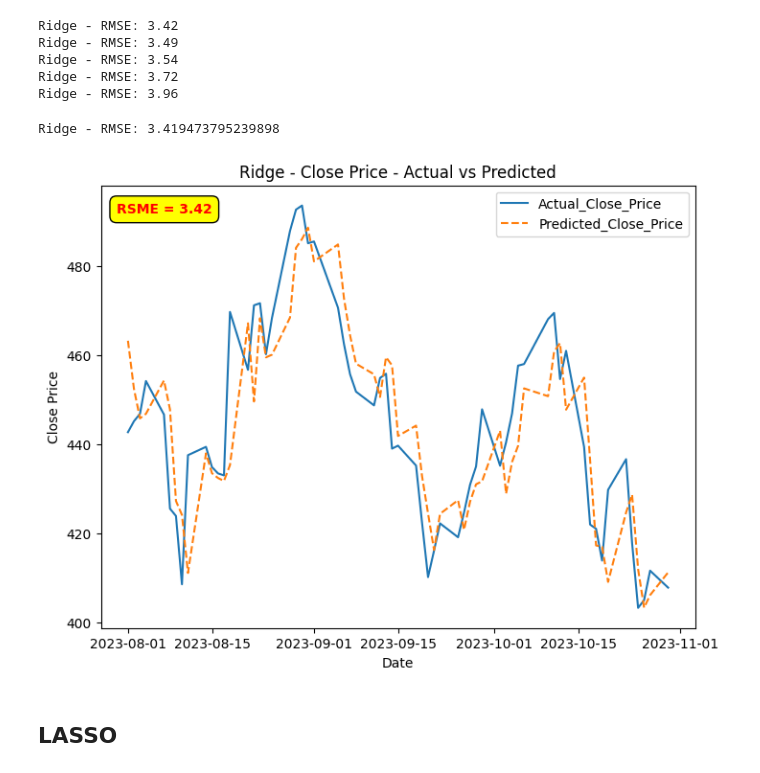
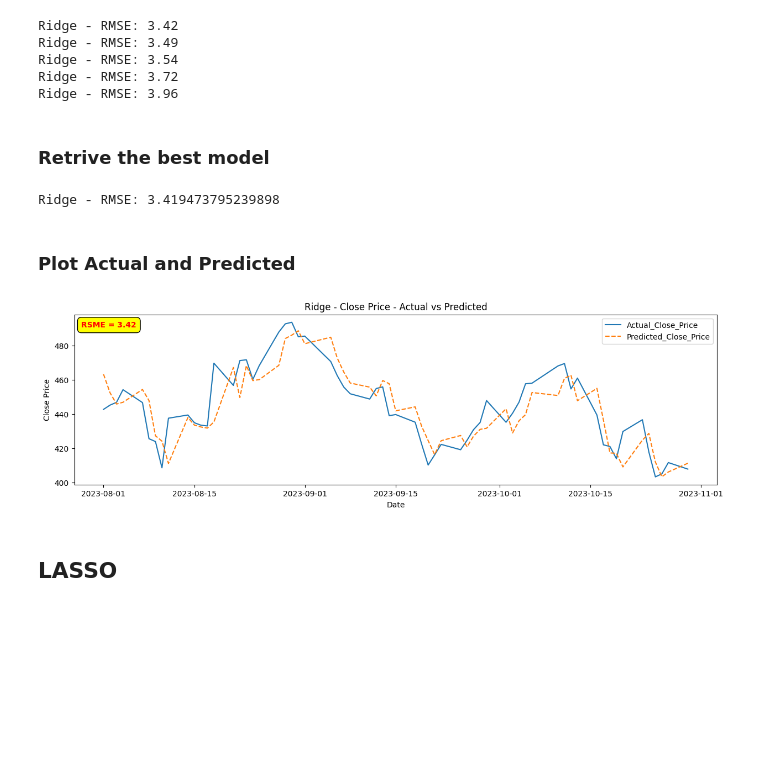
Before and after one commit to piyush-an/INFO7374_Predict_StockPrice, a Jupyter notebook: notebooks/3_Feat_Importance_RegVsTrees.ipynb, the cells around one changed output. Saved outputs shown, nothing was run; the diff lists cells and outputs as text; code cells hidden in the pictures; blank space fills up the shorter version.

```diff
--- a/notebooks/3_Feat_Importance_RegVsTrees.ipynb
+++ b/notebooks/3_Feat_Importance_RegVsTrees.ipynb
@@ -182,0 +176,10 @@ plt.show()
+# %%
+y_test = y_test.to_frame(name='Actual')
+y_test = y_test.rename_axis('Date')
+y_pred = pd.Series(y_pred, index=y_test.index)
+y_pred = y_pred.to_frame(name='Predicted')
+y_pred = y_pred.rename_axis('Date')
+results = NVDA_STOCK.merge(y_test, left_index=True, right_index=True, how='inner')
+results = results.merge(y_pred, left_index=True, right_index=True, how='inner')
+results = results[['Actual', 'Predicted', 'Open', 'Close']]
+results.head()
@@ -211,6 +222,8 @@ Ridge - RMSE: 3.49
 Ridge - RMSE: 3.54
 Ridge - RMSE: 3.72
 Ridge - RMSE: 3.96
+# %% [markdown]
+### Retrive the best model
 # %%
 best_run_id = runs = client.search_runs(
         experiment_ids=EXPERIMENT_ID,
@@ -229,18 +243,20 @@ RMSE = math.sqrt(MSE)
 print(f"Ridge - RMSE: {RMSE}")
 # %% [output]
 Ridge - RMSE: 3.419473795239898
+# %% [markdown]
+### Plot Actual and Predicted
 # %%
-plt.figure(figsize=(8, 6))
+plt.figure(figsize=(15, 4))
 plt.plot(y_test, label='Actual_Close_Price', linestyle='solid')
 plt.plot(pd.Series(y_pred, index=y_test.index), label='Predicted_Close_Price', linestyle='dashed')
 plt.title('Ridge - Close Price - Actual vs Predicted')
 plt.xlabel('Date')
 plt.ylabel('Close Price')
 plt.legend()
-plt.figtext(0.27, .85, f"RSME = {RMSE:.2f}", ha='right', va='top', color='red', weight='bold', bbox=dict(facecolor='yellow', edgecolor='black', boxstyle='round,pad=0.5'))
+plt.figtext(0.20, .85, f"RSME = {RMSE:.2f}", ha='right', va='top', color='red', weight='bold', bbox=dict(facecolor='yellow', edgecolor='black', boxstyle='round,pad=0.5'))
 plt.show()
 # %% [output]
-[figure, old version]
+[figure, new version]
 # %% [markdown]
 ## LASSO
 # %%
```
Also changed, not shown: parts of 26 cells of this notebook.
